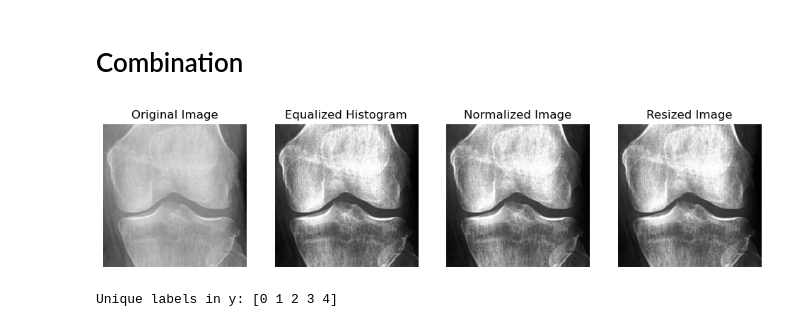
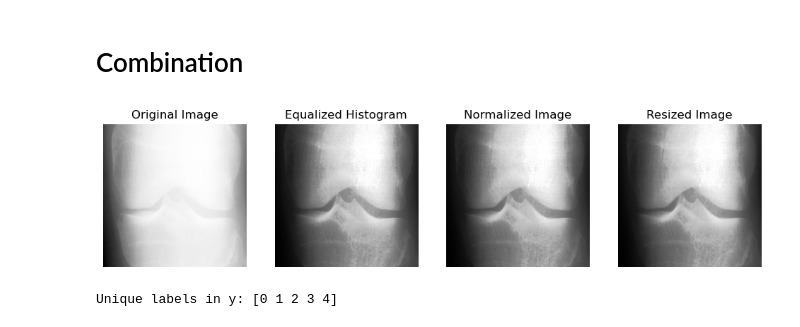
Before and after one commit to Ramachandra-2k96/Image_classification, a Jupyter notebook: Analysis.ipynb, the cells around one changed output. Cells and saved outputs as stored; diff of their text form; code cells hidden in the pictures.

```diff
--- a/Analysis.ipynb
+++ b/Analysis.ipynb
@@ -83,35 +83,35 @@ class ImagePreprocessor:
 
     def resize_image(self, image, target_size):
         resized_img = np.array(Image.fromarray((image * 255).astype(np.uint8)).resize(target_size))
         return resized_img
 
     def process_and_display(self):
         # Perform all preprocessing steps
         equalized_img = self.equalize_histogram()
         normalized_img = self.normalize_image(equalized_img)
         resized_img = self.resize_image(normalized_img, (256, 256))
 
         # Plot the images with headings
         images = [self.original_img, equalized_img, normalized_img, resized_img]
         titles = ['Original Image', 'Equalized Histogram', 'Normalized Image', 'Resized Image']
 
         plt.figure(figsize=(12, 4))
         for i, (img, title) in enumerate(zip(images, titles)):
             plt.subplot(1, 4, i + 1)
             plt.imshow(img, cmap='gray')
             plt.title(title)
             plt.axis('off')
 
         plt.show()
 
         return resized_img
 
 # Usage
-image_path = 'split_data/train/2/9873823L.png'
+image_path = 'DATASETS/split_data/train/0/9996086L.png'
 preprocessor = ImagePreprocessor(image_path)
 final_image = preprocessor.process_and_display()
 # %% [output]
-[figure, old version]
+[figure, new version]
 # %%
 import os
 import cv2
```
Also changed, not shown: parts of 3 cells of this notebook, 4 other files.
